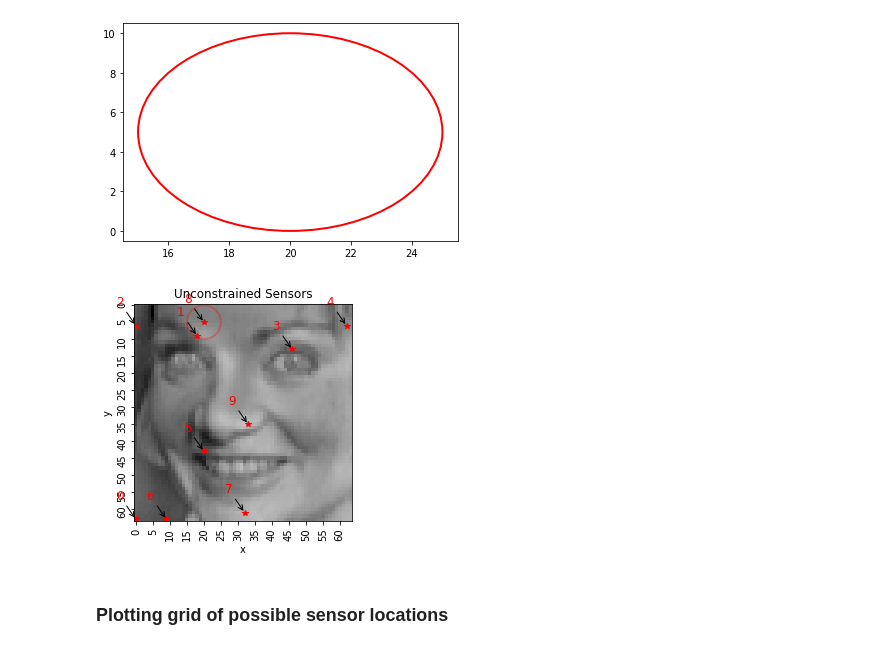
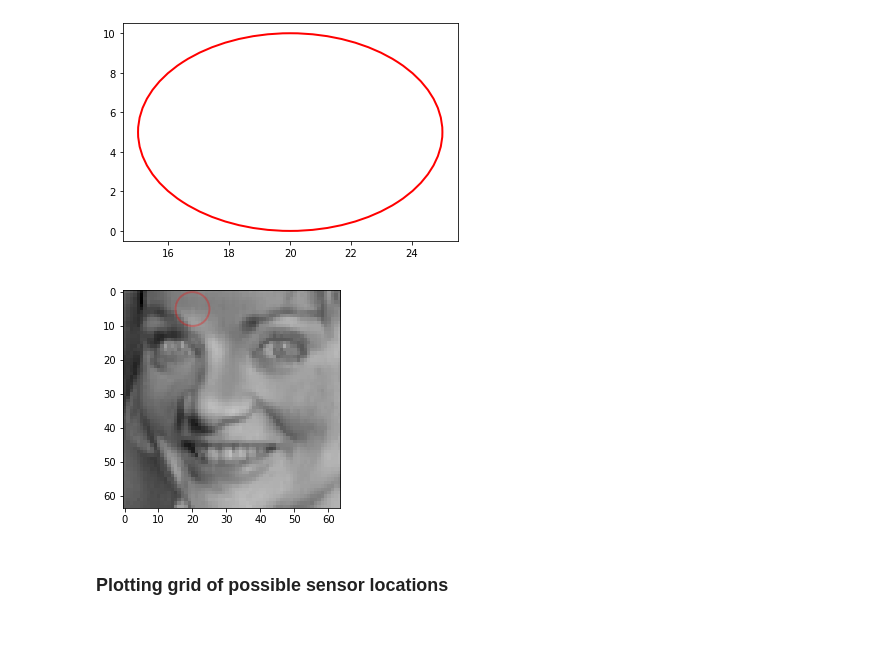
Before and after one commit to dynamicslab/pysensors, a Jupyter notebook: examples/functional_constraints_class.ipynb, the cells around one changed output. Drawn from its saved outputs; the diff is of its cells as text; code cells hidden in the pictures.

```diff
--- a/examples/functional_constraints_class.ipynb
+++ b/examples/functional_constraints_class.ipynb
@@ -178,18 +178,18 @@ circle.draw_constraint() ###Plotting just the constraint
 [figure]
 # %%
 circle.plot_constraint_on_data(plot_type='image') ##Plotting the constraint on the data
-plt.plot(xTopUnc, yTopUnc,'*r')
-plt.xlabel('x')
-plt.ylabel('y')
-plt.title('Unconstrained Sensors')
-plt.xticks(np.arange(0,64,5),rotation=90)
-plt.yticks(np.arange(0,64,5),rotation=90)
-for ind,i in enumerate(range(len(xTopUnc))):
-    plt.annotate(f"{str(ind)}",(xTopUnc[i],yTopUnc[i]),xycoords='data',
-                 xytext=(-20,20), textcoords='offset points',color="r",fontsize=12,
-                 arrowprops=dict(arrowstyle="->", color='black'))
+# plt.plot(xTopUnc, yTopUnc,'*r')
+# plt.xlabel('x')
+# plt.ylabel('y')
+# plt.title('Unconstrained Sensors')
+# plt.xticks(np.arange(0,64,5),rotation=90)
+# plt.yticks(np.arange(0,64,5),rotation=90)
+# for ind,i in enumerate(range(len(xTopUnc))):
+#     plt.annotate(f"{str(ind)}",(xTopUnc[i],yTopUnc[i]),xycoords='data',
+#                  xytext=(-20,20), textcoords='offset points',color="r",fontsize=12,
+#                  arrowprops=dict(arrowstyle="->", color='black'))
 # %% [output]
-[figure, old version]
+[figure, new version]
 # %% [markdown]
 ### Plotting grid of possible sensor locations
 # %%
```
Also changed, not shown: parts of 21 cells of this notebook, 5 other files.
